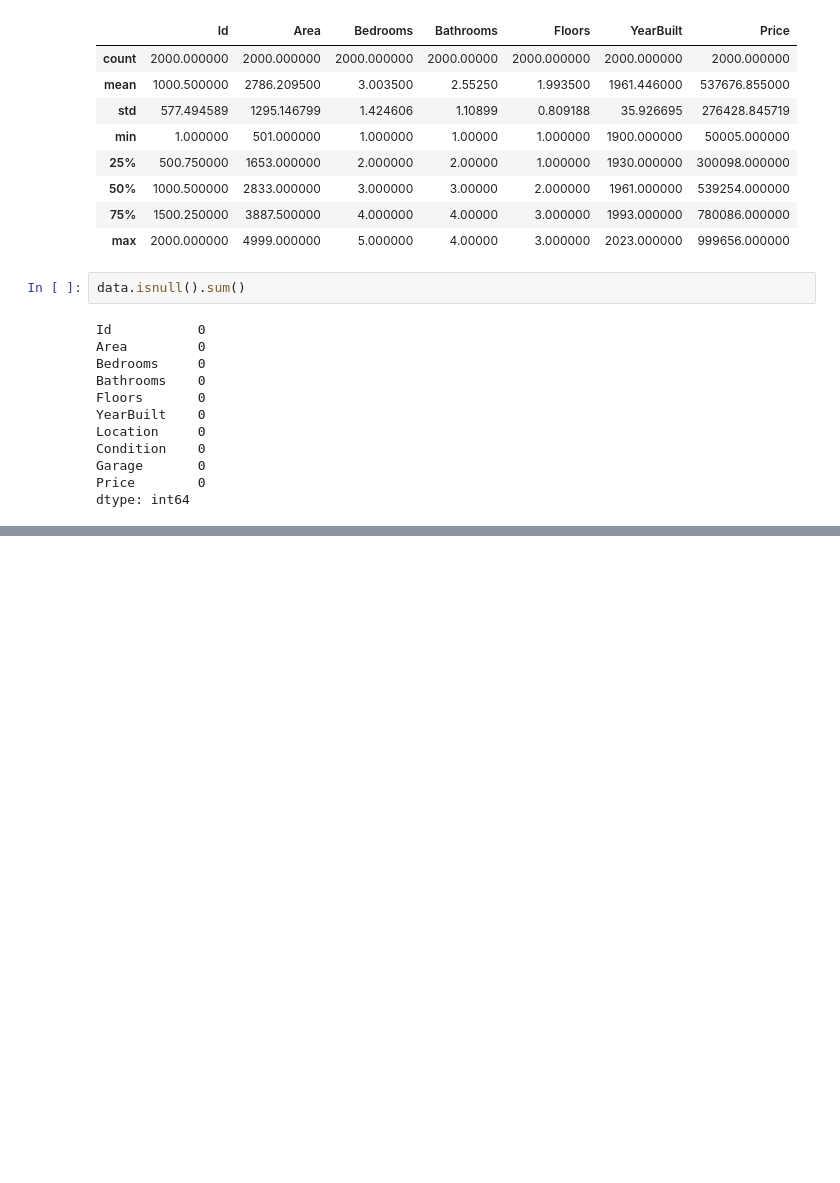
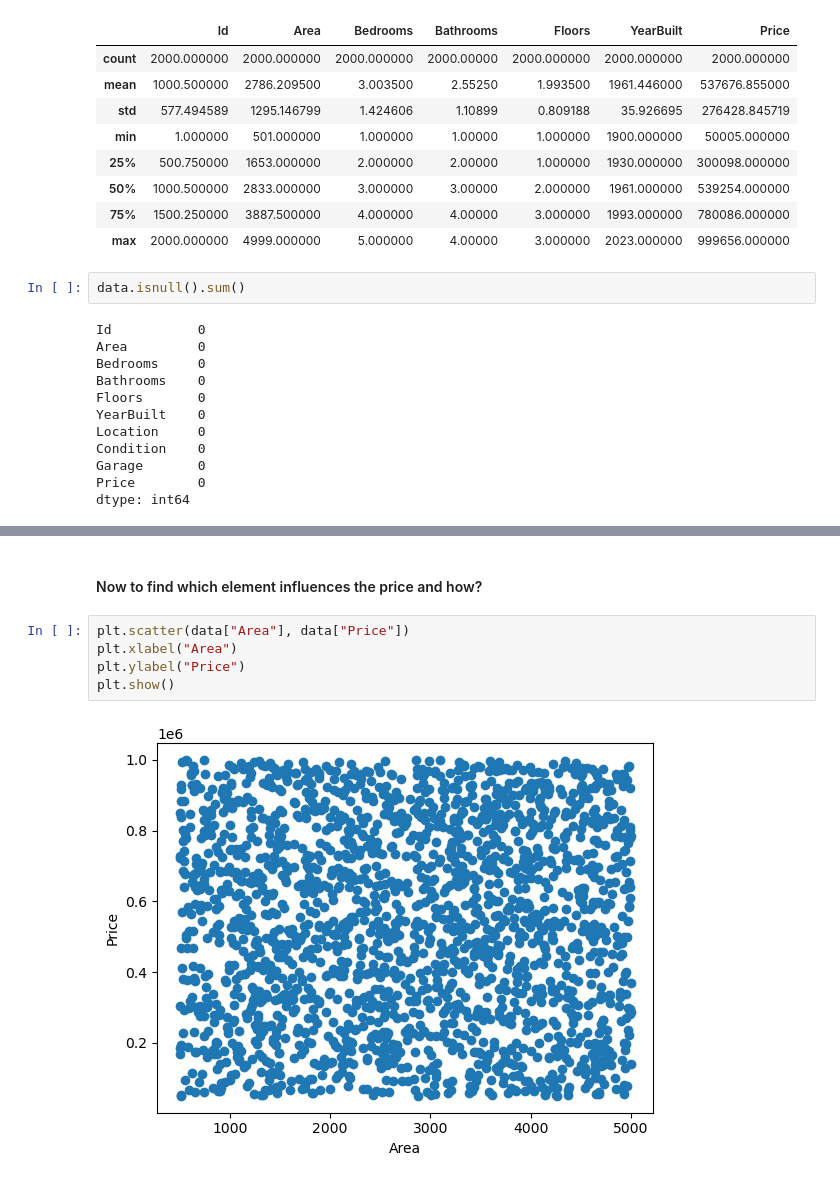
Before and after one commit to atika94/House-Price-Prediction, a Jupyter notebook: House Price Prediction.ipynb, the cells around one changed output, grey strips where cells are left out. Drawn from its saved outputs; the diff is of its cells as text; blank space fills up the shorter version.

```diff
--- a/House Price Prediction.ipynb
+++ b/House Price Prediction.ipynb
@@ -61,0 +83,9 @@ dtype: int64
+# %% [markdown]
+#### Now to find which element influences the price and how?
+# %%
+plt.scatter(data["Area"], data["Price"])
+plt.xlabel("Area")
+plt.ylabel("Price")
+plt.show()
+# %% [output]
+[figure, added]
```
Also changed, not shown: parts of 9 cells of this notebook.
